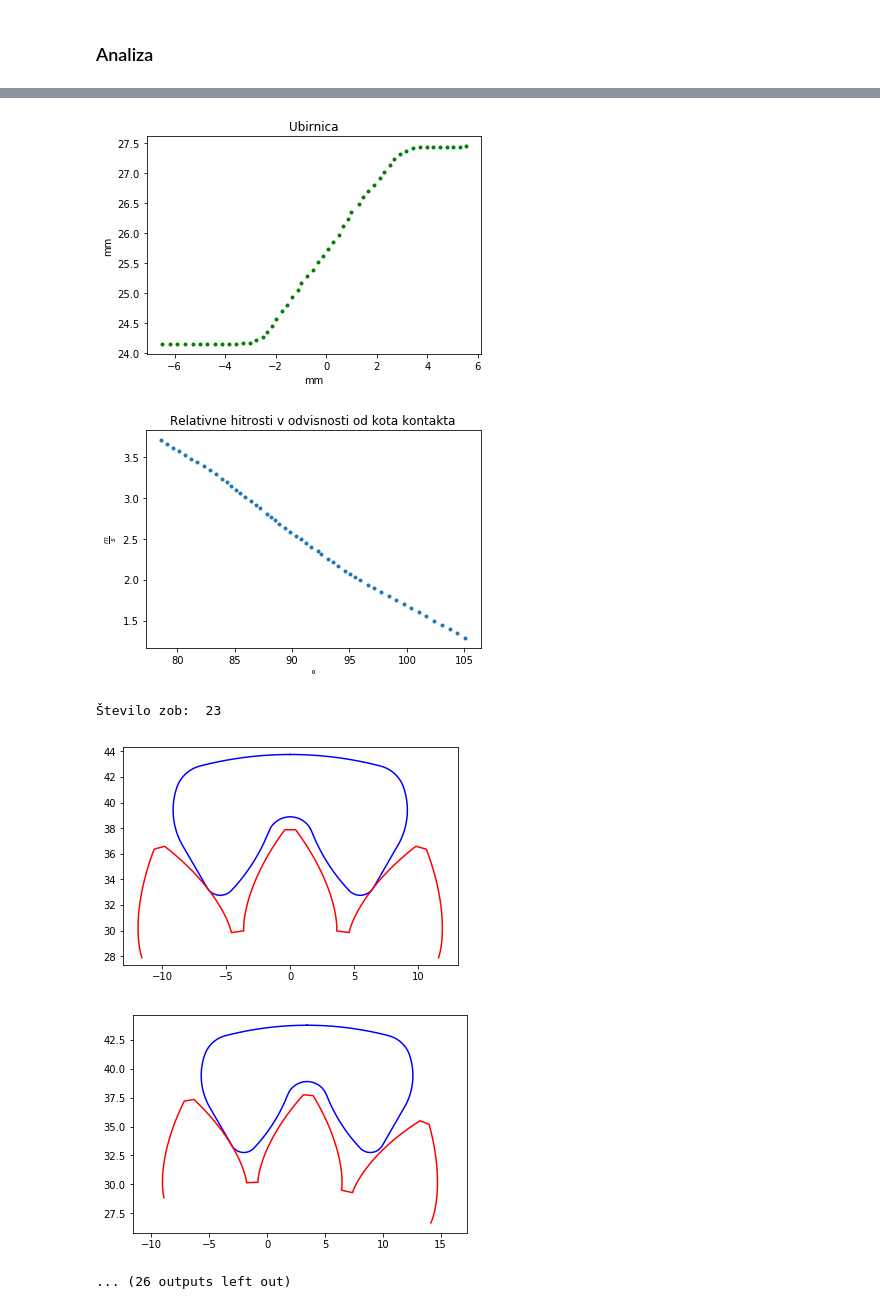
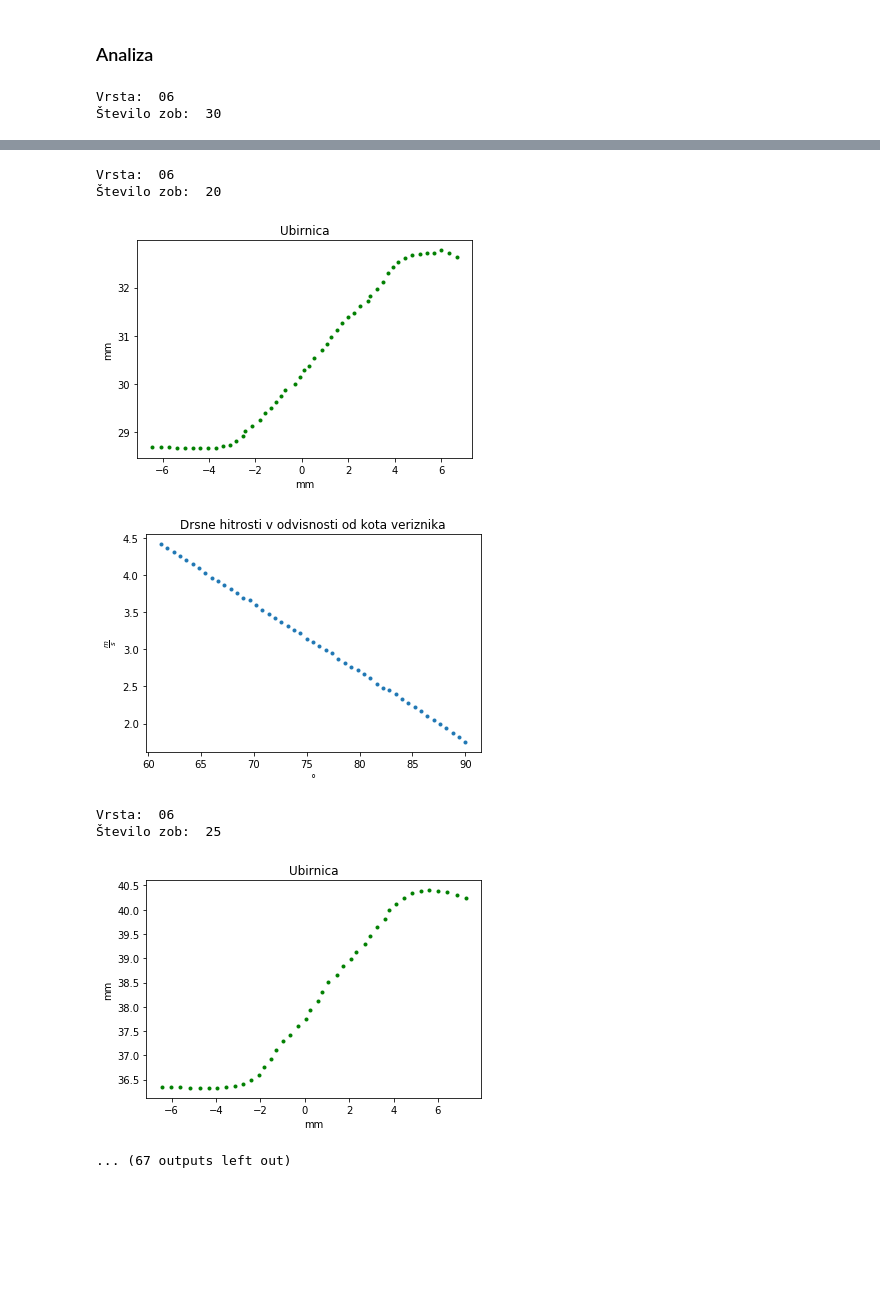
Before and after one commit to JMarinko/veriga, a Jupyter notebook: Analiza.ipynb, the cells around one changed output, grey strips where cells are left out. Drawn from its saved outputs; the diff is of its cells as text; code cells hidden in the pictures; blank space fills up the shorter version.

Commit message:
Širša obravnava

```diff
--- a/Analiza.ipynb
+++ b/Analiza.ipynb
@@ -315,16 +315,16 @@ def premicno_povprecje(array, st_tock):
         na.append(array[-i])
     return na
 # %%
-class Analiza():
+class Analiza_lepa():
 
     '''Vzame podatke za clen in veriznik (podatki_i in z) in ju pribliza s funkcijo priblizaj.
     Nato ju zavrti in vrne tocke kontakta.'''
 
     def __init__(self, podatki_i, z, kot_analize):
         ime = podatki_i[0]
+        print("LEP PRIKAZ\nVrsta: ", ime)
         print("Število zob: ", z)
-        #print("Obravnavamo vrsto: ", ime)
-        self.c = Clen(podatki_i)
+        self.c = Clen_lep(podatki_i)
         self.v = Veriznik(podatki_i, z)
         self.kot_analize = kot_analize
         self.lastni_cas = self.kot_analize / omega
@@ -463,3 +463,36 @@ class Analiza():
         plt.ylabel("$\\frac{m}{s}$")
         plt.show()
         '''
+# %%
+class Clen():
+
+    def __init__(self, podatki_i):
+        ime, self.p, self.f, g1, self.g2, c, u, y = podatki_i
+
+        # Podatki
+        self.alpha_k = 30
+        self.alpha_r = np.deg2rad(self.alpha_k)
+
+        x1 = -(0.5 * self.p + self.f * np.cos(self.alpha_r)) * 1.1
+        y1 = - self.f * np.sin(self.alpha_r)
+        y2 = - 0.90 * self.g2
+        x2 = x1 + (y2 - y1) / np.tan(- 2 * self.alpha_r)
+
+        st = 300  # Število_točk_člen -> število točk, ki jih uporabim na posamezni krivulji  500
+
+        self.x = np.linspace(x1, x2, st)
+        self.y = np.linspace(y1, y2, st)
+
+    def izris(self):
+        "Izriše clen."
+        plt.plot(self.x, self.y, 'b')
+        plt.axis('equal')
+        plt.grid()
+
+    def translacija_x(self, pomik):
+        '''Za pomik premakne clen po x osi.'''
+        self.x += pomik
+
+    def translacija_y(self, pomik):
+        '''Za pomik premakne clen po y osi.'''
+        self.y += pomik
@@ -466,6 +648,13 @@ class Analiza():
+# %%
+Analiza(podatki[0], 30, np.pi / 300)
+# %% [output]
+Vrsta:  06
+Število zob:  30
 # %%
-for z in range(17, 42, 6):
-    Analiza(podatki[0], z, np.pi/300);  # Dobro: st tock obeh 500, pi/500, korak = 0.000002
+Analiza_lepa(podatki[0], 30, np.pi / 300);  # Za prikaz
+for i in range(6):
+    for z in range(20, 36, 5):
+        Analiza(podatki[i], z, np.pi/300);  # Dobro: st tock obeh 500, pi/500, korak = 0.000002
 # Če želim pohitrit, spremeni št točk verižnika in
 # predvsem korak zanko prej -> "napaka".
 # %% [output]
@@ -479,6 +670,8 @@ for z in range(17, 42, 6):
+Vrsta:  06
+Število zob:  20
-[figure, old version]
+[figure, new version]
-[figure, old version]
+[figure, new version]
-Število zob:  23
+Vrsta:  06
+Število zob:  25
-[figure, old version]
+[figure, new version]
-[figure, removed]
-... (26 outputs left out)
+... (67 outputs left out)
```
Also changed, not shown: parts of 6 cells of this notebook.
